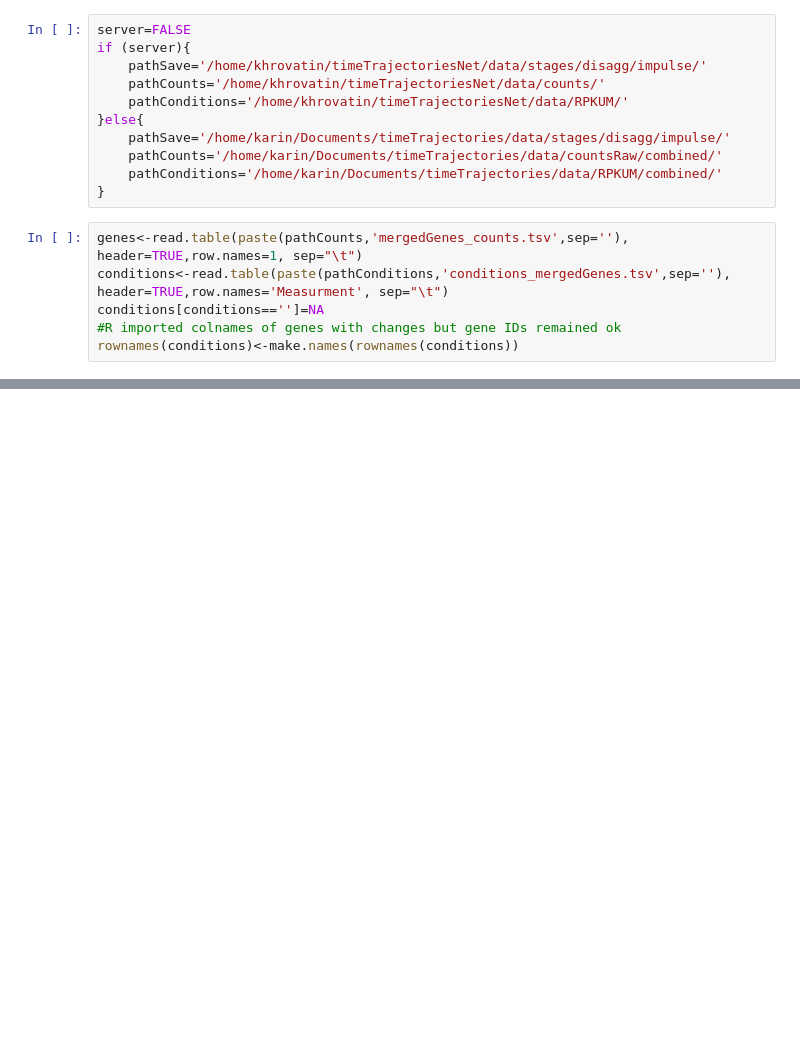
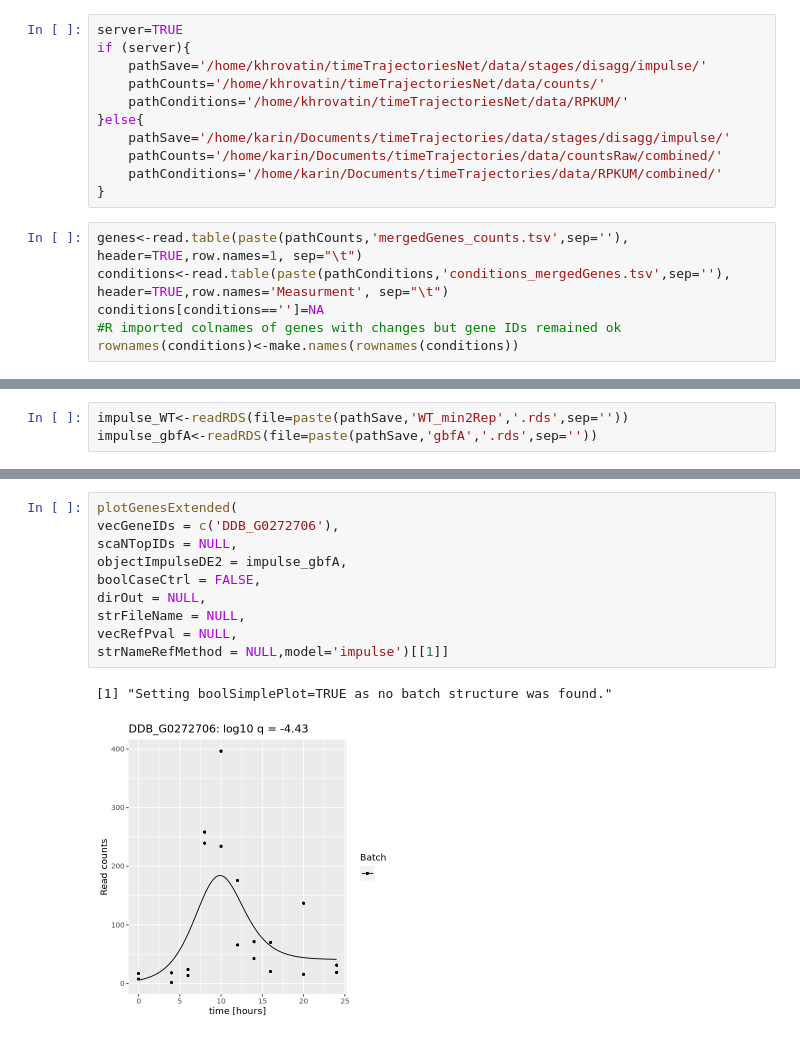
Before and after one commit to biolab/baylor-dicty, a Jupyter notebook: stages_DE/disag_genes_extendedImpulse.R.ipynb, the cells around one changed output, grey strips where cells are left out. Cells and saved outputs as stored; diff of their text form; blank space fills up the shorter version.

```diff
--- a/stages_DE/disag_genes_extendedImpulse.R.ipynb
+++ b/stages_DE/disag_genes_extendedImpulse.R.ipynb
@@ -24,5 +25,5 @@ The following objects are masked from ‘package:dplyr’:
 # %%
-server=FALSE
+server=TRUE
 if (server){
     pathSave='/home/khrovatin/timeTrajectoriesNet/data/stages/disagg/impulse/'
     pathCounts='/home/khrovatin/timeTrajectoriesNet/data/counts/'
@@ -138,0 +233,3 @@ for(strain in c('tgrB1','tgrB1C1','tgrC1','gbfA')[1]){
+# %%
+impulse_WT<-readRDS(file=paste(pathSave,'WT_min2Rep','.rds',sep=''))
+impulse_gbfA<-readRDS(file=paste(pathSave,'gbfA','.rds',sep=''))
@@ -138,0 +493,13 @@ for(strain in c('tgrB1','tgrB1C1','tgrC1','gbfA')[1]){
+# %%
+plotGenesExtended(
+vecGeneIDs = c('DDB_G0272706'),
+scaNTopIDs = NULL,
+objectImpulseDE2 = impulse_gbfA,
+boolCaseCtrl = FALSE,
+dirOut = NULL,
+strFileName = NULL,
+vecRefPval = NULL,
+strNameRefMethod = NULL,model='impulse')[[1]]
+# %% [output]
+[1] "Setting boolSimplePlot=TRUE as no batch structure was found."
+[figure, added]
```
Also changed, not shown: parts of 51 cells of this notebook.
